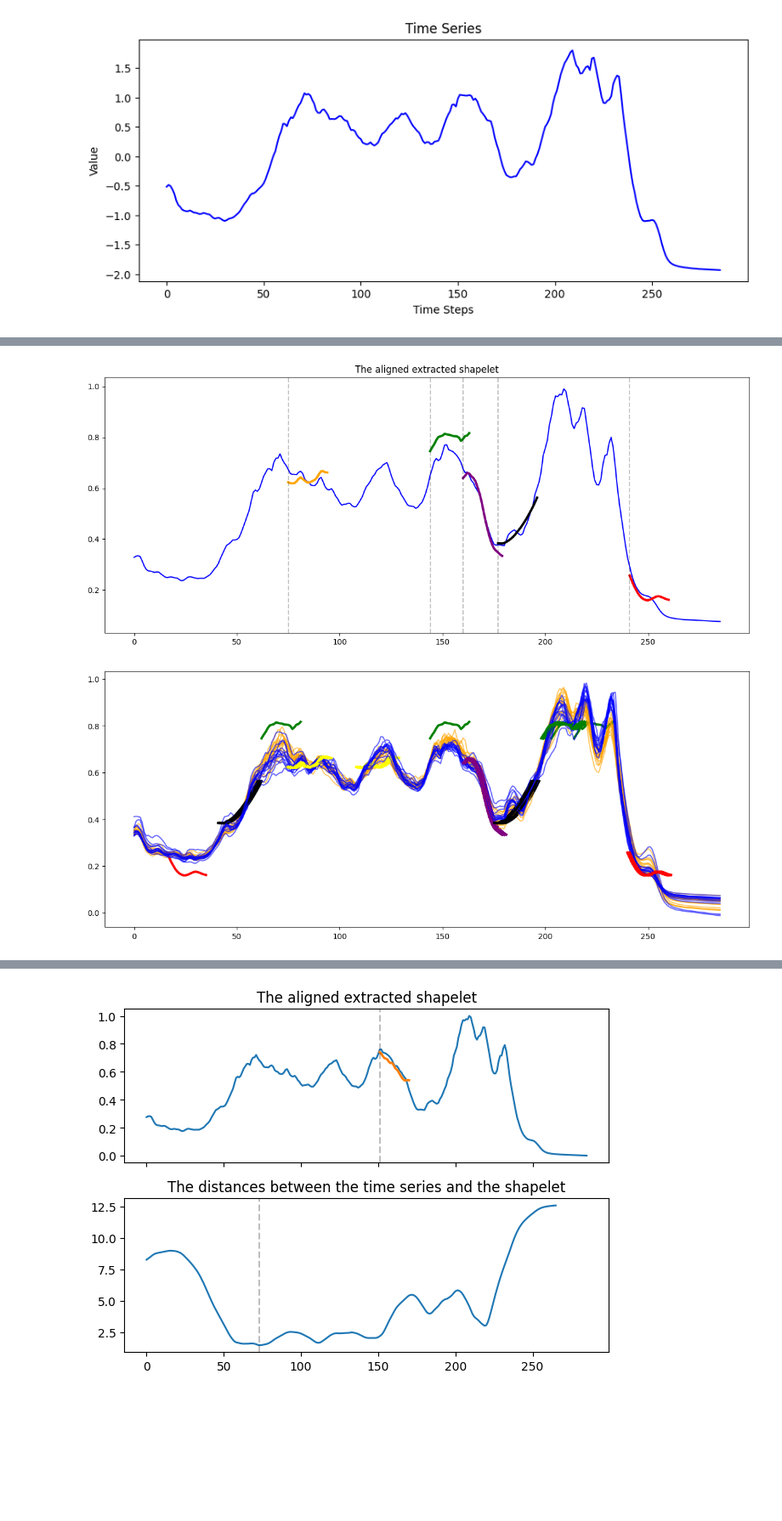
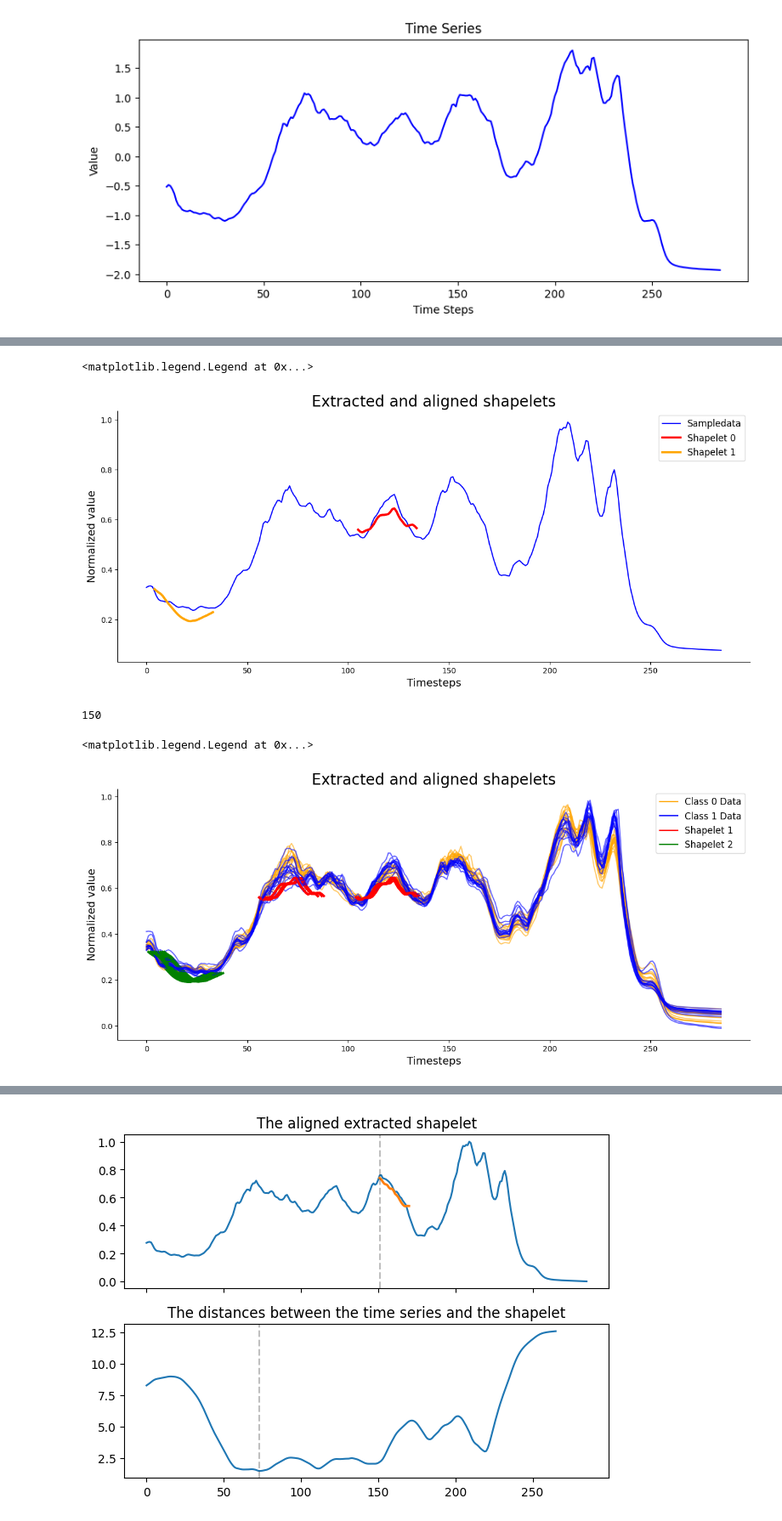
Before and after one commit to FabianWylczoch/XAI-for-Time-Series, a Jupyter notebook: LearningShapelets.ipynb, the cells around one changed output, grey strips where cells are left out. Shown: that part at 85% size. Cells and saved outputs as stored; diff of their text form; code cells hidden in the pictures; blank space fills up the shorter version.

```diff
--- a/LearningShapelets.ipynb
+++ b/LearningShapelets.ipynb
@@ -35,9 +36,15 @@ def scale_dataset(traindata, testdata):
     minmaxscaler = MinMaxScaler()
     minmaxscaler.fit(traindata.reshape(-1, 1))
 
-    scaled_traindata = minmaxscaler.transform(traindata.reshape(-1, 1)).reshape(-1, 286, 1)
-    scaled_testdata = minmaxscaler.transform(testdata.reshape(-1, 1)).reshape(-1, 286, 1)
+    scaled_traindata = minmaxscaler.transform(traindata.reshape(-1, 1)).reshape(-1, traindata.shape[1], 1)
+    scaled_testdata = minmaxscaler.transform(testdata.reshape(-1, 1)).reshape(-1, traindata.shape[1], 1)
     return scaled_traindata, scaled_testdata
 # %%
 dataset='Coffee'
 train_x,train_y, test_x, test_y=UCR_UEA_datasets().load_dataset(dataset)
+# %%
+from pyts.datasets import load_gunpoint
+train_x, test_x, train_y, test_y = load_gunpoint(return_X_y=True)
+
+train_x = train_x.reshape(-1, 150, 1)
+test_x = test_x.reshape(-1, 150, 1)
@@ -44,7 +55,7 @@ train_x,train_y, test_x, test_y=UCR_UEA_datasets().load_dataset(dataset)
 # %%
 train_x_scaled, test_x_scaled = scale_dataset(train_x, test_x)
 # %%
-model = LearningShapelets(n_shapelets_per_size={20: 5})
+model = LearningShapelets(n_shapelets_per_size={30: 2})
 model.fit(train_x_scaled, train_y)
 train_distances = model.transform(train_x_scaled)
 test_distances = model.transform(test_x_scaled)
@@ -138,37 +185,59 @@ id_shap = 0
 
 colors = ["red", "orange", "green", "black", "purple"]
 
-ax.plot(train_x_scaled[test_ts_id].ravel(), color='blue')
+ax.plot(train_x_scaled[test_ts_id].ravel(), color='blue', label="Sampledata")
 for id_shap in range(len(model.shapelets_)):
     shap = model.shapelets_[id_shap]
     #shap = TimeSeriesScalerMinMax().fit_transform(shap.reshape(1, -1, 1)).flatten()
     pos = predicted_locations[test_ts_id, id_shap]
-    ax.plot(np.arange(pos, pos + len(shap)), shap, linewidth=3, color=colors[id_shap])
-    ax.axvline(pos, color='k', linestyle='--', alpha=0.25)
-    ax.set_title("The aligned extracted shapelet")
+    ax.plot(np.arange(pos, pos + len(shap)), shap, linewidth=3, color=colors[id_shap], label=f"Shapelet {id_shap}")
+    # ax.axvline(pos, color='k', linestyle='--', alpha=0.25)
+
+ax.set_ylabel("Normalized value", fontdict={'fontsize' : 14})
+ax.set_xlabel("Timesteps", fontdict={'fontsize' : 14})
+ax.set_title("Extracted and aligned shapelets", fontdict = {'fontsize' : 20})
+ax.spines[['right', 'top']].set_visible(False)
+ax.legend(prop={'size': 12})
 # %% [output]
+<matplotlib.legend.Legend at 0x...>
-[figure, old version]
+[figure, new version]
+# %%
+len(test_dataset)
+# %% [output]
+150
 # %%
 test_dataset = UCRDataset(test_x_scaled.astype(np.float32),test_y.astype(np.float32))
+predicted_locations = model.locate(test_x_scaled)
 
-time_axis = np.arange(286)
+time_axis = np.arange(train_x.shape[1])
 fig, ax = plt.subplots(figsize=(15, 6))
 
-colors = ["red", "yellow", "green", "black", "purple"]
+colors = ["red", "green", "purple", "black", "yellow"]
 
 for test_ts_id in range(len(test_dataset)):
     input_tensor = test_dataset[test_ts_id][0]
     label = test_dataset[test_ts_id][1]
 
     # Visualization
     color = 'blue' if label == 1 else 'orange'
     ax.plot(time_axis, input_tensor, label="Input Time Series", color=color, alpha=0.6)
 
     for id_shap in range(len(model.shapelets_)):
         shap = model.shapelets_[id_shap]
         #shap = TimeSeriesScalerMinMax().fit_transform(shap.reshape(1, -1, 1)).flatten()
         pos = predicted_locations[test_ts_id, id_shap]
         ax.plot(np.arange(pos, pos + len(shap)), shap, linewidth=3, color=colors[id_shap])
+
+ax.set_ylabel("Normalized value", fontdict={'fontsize' : 14})
+ax.set_xlabel("Timesteps", fontdict={'fontsize' : 14})
+ax.set_title("Extracted and aligned shapelets", fontdict = {'fontsize' : 20})
+ax.spines[['right', 'top']].set_visible(False)
+
+colors = ['orange', 'blue', 'red', 'green']
+lines = [Line2D([0], [0], color=c) for c in colors]
+labels = ['Class 0 Data', 'Class 1 Data', 'Shapelet 1', 'Shapelet 2']
+plt.legend(lines, labels, prop={'size': 12})
 # %% [output]
+<matplotlib.legend.Legend at 0x...>
-[figure, old version]
+[figure, new version]
 # %%
```
Also changed, not shown: parts of 6 cells of this notebook, 3 other files.
